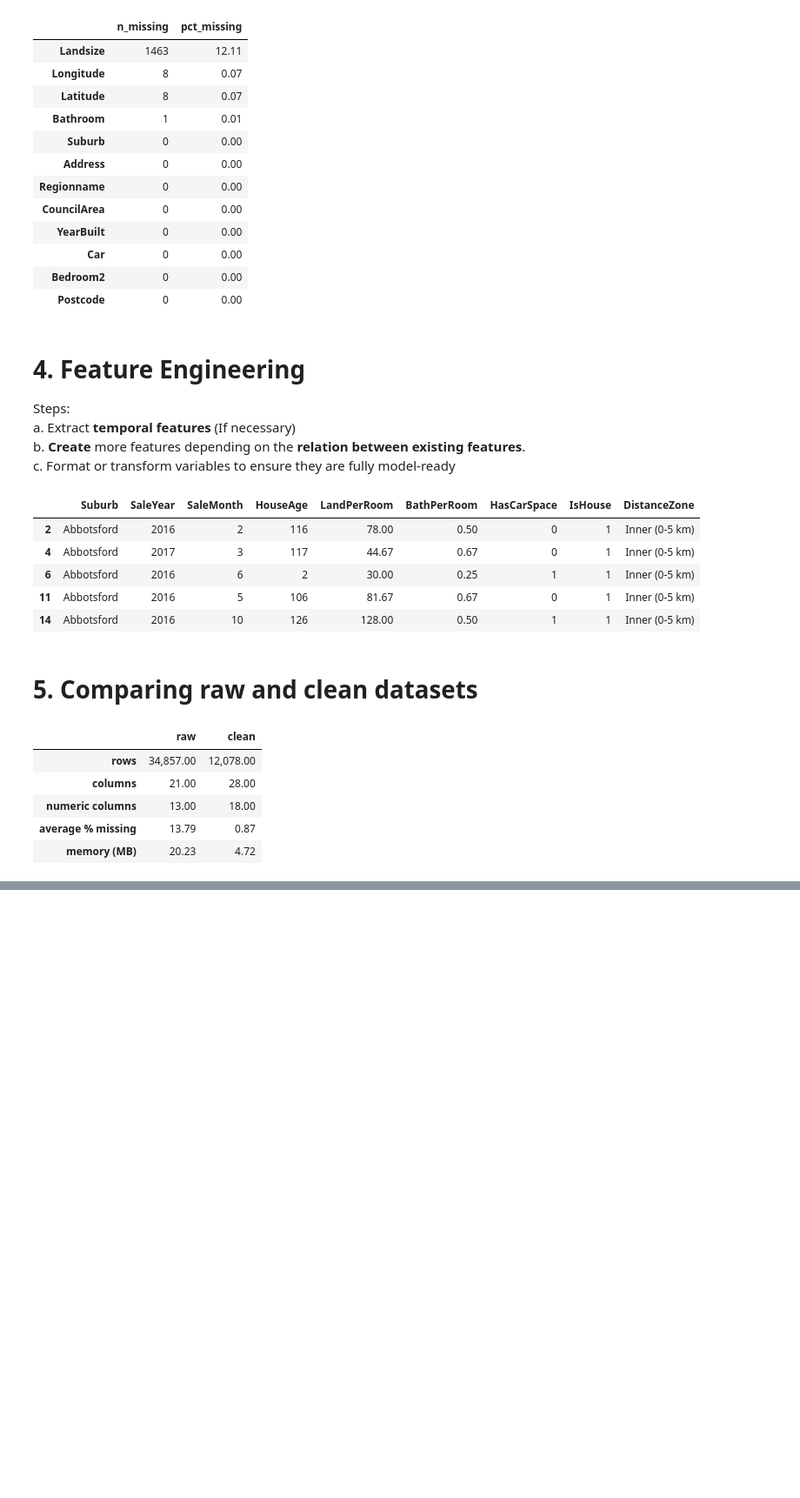
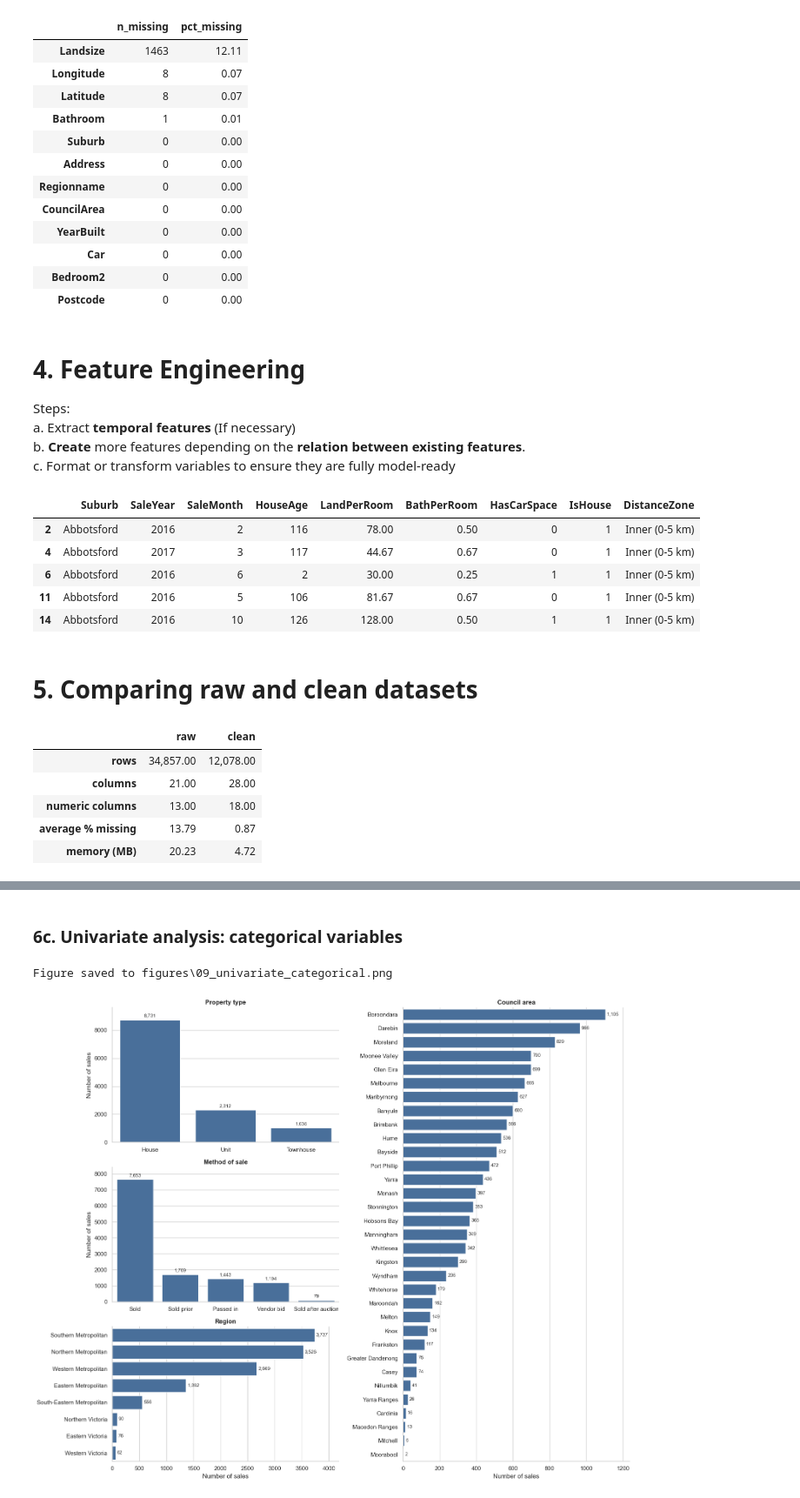
Before and after one commit to SindhujaDavuluri-IAAC/5-day1-assignment, a Jupyter notebook: Mel_data_cleaning_and_EDA_5.ipynb, the cells around one changed output, grey strips where cells are left out. Shown at 87% size. Cells and saved outputs as stored; diff of their text form; code cells hidden in the pictures; blank space fills up the shorter version.

```diff
--- a/Mel_data_cleaning_and_EDA_5.ipynb
+++ b/Mel_data_cleaning_and_EDA_5.ipynb
@@ -854,0 +983,64 @@ Figure saved to figures\08_univariate_categorical.png
+# %% [markdown]
+### 6c. Univariate analysis: categorical variables
+# %%
+# Univariate Analysis (2/2): categorical columns -> count plots
+# A KDE line has no meaning for categories (there is nothing "between" House and Unit),
+# so these are bar charts: one bar per category, height = number of sales.
+
+# Readable names for the short codes used in the dataset
+type_names = {"h": "House", "u": "Unit", "t": "Townhouse"}
+method_names = {"S": "Sold", "SP": "Sold prior", "PI": "Passed in",
+                "VB": "Vendor bid", "SA": "Sold after auction"}
+
+# .astype(str) drops unused categories, so no empty bars appear
+type_label = df_clean["Type"].astype(str).map(type_names)
+method_label = df_clean["Method"].astype(str).map(method_names)
+region_label = df_clean["Regionname"].astype(str)
+# "Boroondara City Council" -> "Boroondara" (shorter labels, same information)
+council_label = df_clean["CouncilArea"].astype(str).str.replace(r" (City|Shire) Council$", "", regex=True)
+
+# Layout: three small charts on the left, council area (33 bars) uses the whole right column
+fig = plt.figure(figsize=(16, 13))
+grid = fig.add_gridspec(3, 2)
+ax_type = fig.add_subplot(grid[0, 0])
+ax_method = fig.add_subplot(grid[1, 0])
+ax_region = fig.add_subplot(grid[2, 0])
+ax_council = fig.add_subplot(grid[:, 1])
+
+# order=... sorts the bars from most to least frequent
+sns.countplot(x=type_label, order=type_label.value_counts().index,
+              color=BAR_COLOR, ax=ax_type)
+ax_type.set_title("Property type", fontweight="bold")
+ax_type.set_xlabel("")
+
+sns.countplot(x=method_label, order=method_label.value_counts().index,
+              color=BAR_COLOR, ax=ax_method)
+ax_method.set_title("Method of sale", fontweight="bold")
+ax_method.set_xlabel("")
+
+# Region and council names are long, so these are horizontal (y=...)
+sns.countplot(y=region_label, order=region_label.value_counts().index,
+              color=BAR_COLOR, ax=ax_region)
+ax_region.set_title("Region", fontweight="bold")
+
+sns.countplot(y=council_label, order=council_label.value_counts().index,
+              color=BAR_COLOR, ax=ax_council)
+ax_council.set_title("Council area", fontweight="bold")
+
+for ax in [ax_type, ax_method]:   # vertical bar charts
+    ax.set_ylabel("Number of sales")
+    ax.margins(y=0.1)             # room for the count labels above the bars
+for ax in [ax_region, ax_council]:   # horizontal bar charts
+    ax.set_xlabel("Number of sales")
+    ax.set_ylabel("")
+    ax.margins(x=0.12)               # room for the count labels after the bars
+for ax in [ax_type, ax_method, ax_region, ax_council]:
+    ax.bar_label(ax.containers[0], fmt="{:,.0f}", padding=3, fontsize=9, color=INK)   # count on each bar
+
+sns.despine()
+plt.tight_layout()
+save_fig("09_univariate_categorical")
+plt.show()
+# %% [output]
+Figure saved to figures\09_univariate_categorical.png
+[figure, added]
```
Also changed, not shown: parts of 21 cells of this notebook, 11 other files.
